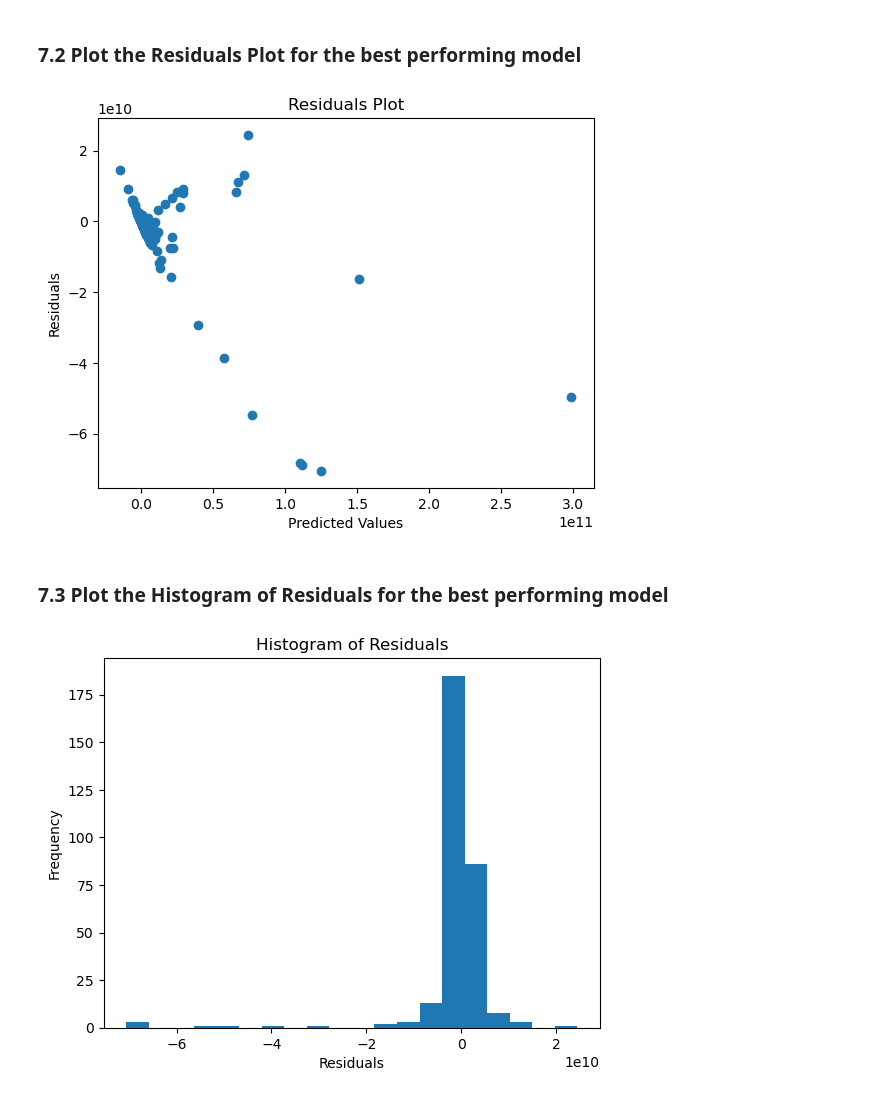
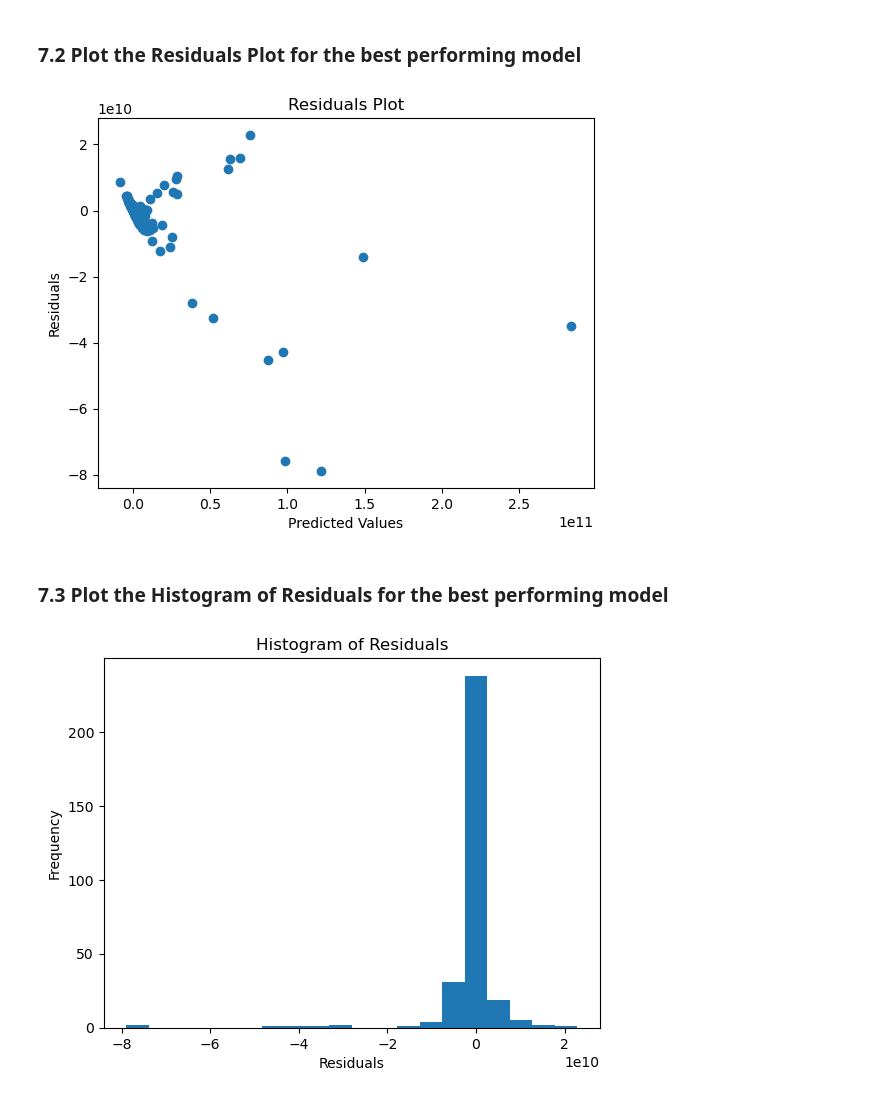
Before and after one commit to Nelius1k/Regression-Model, a Jupyter notebook: co2-Emissions.ipynb, the cells around one changed output. Saved outputs shown, nothing was run; the diff lists cells and outputs as text; code cells hidden in the pictures.

```diff
--- a/co2-Emissions.ipynb
+++ b/co2-Emissions.ipynb
@@ -555,24 +555,24 @@ plt.show()
 # %% [markdown]
 ### 7.2 Plot the Residuals Plot for the best performing model
 # %%
-residuals = y_test - lr_y_predict
+residuals = y_test - Ridge_y_predict
 
-plt.scatter(lr_y_predict, residuals)
+plt.scatter(Ridge_y_predict, residuals)
 plt.xlabel('Predicted Values')
 plt.ylabel('Residuals')
 plt.title('Residuals Plot')
 plt.show()
 # %% [output]
-[figure, old version]
+[figure, new version]
 # %% [markdown]
 ### 7.3 Plot the Histogram of Residuals for the best performing model
 # %%
-residuals = y_test - lr_y_predict
+residuals = y_test - Ridge_y_predict
 
 plt.hist(residuals, bins=20)
 plt.xlabel('Residuals')
 plt.ylabel('Frequency')
 plt.title('Histogram of Residuals')
 plt.show()
 # %% [output]
-[figure, old version]
+[figure, new version]
```
Also changed, not shown: parts of 3 cells of this notebook.
